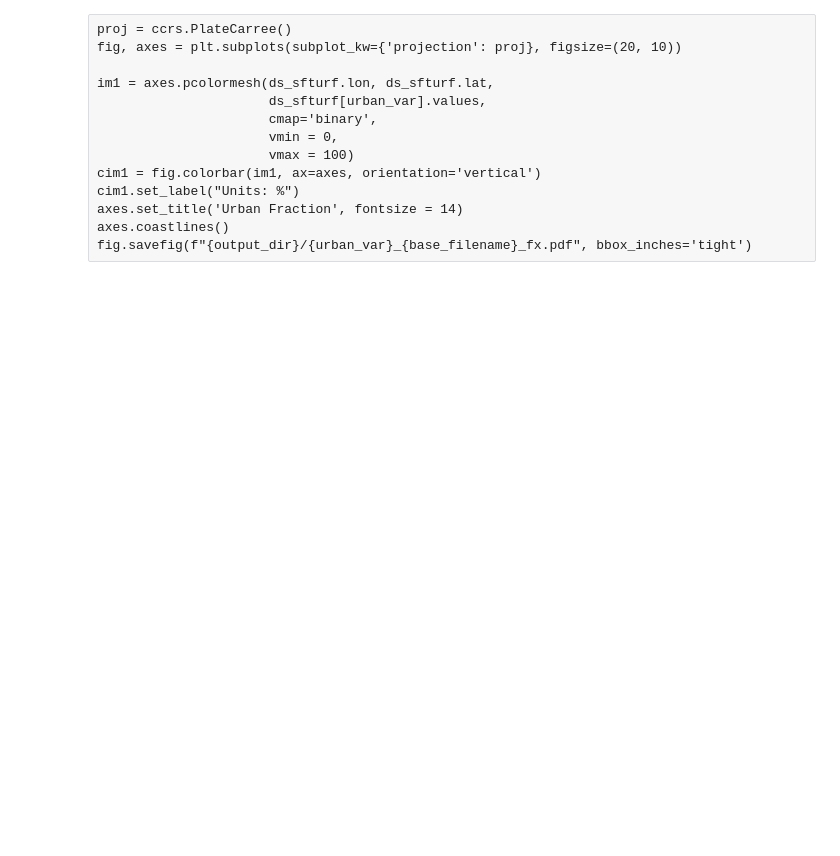
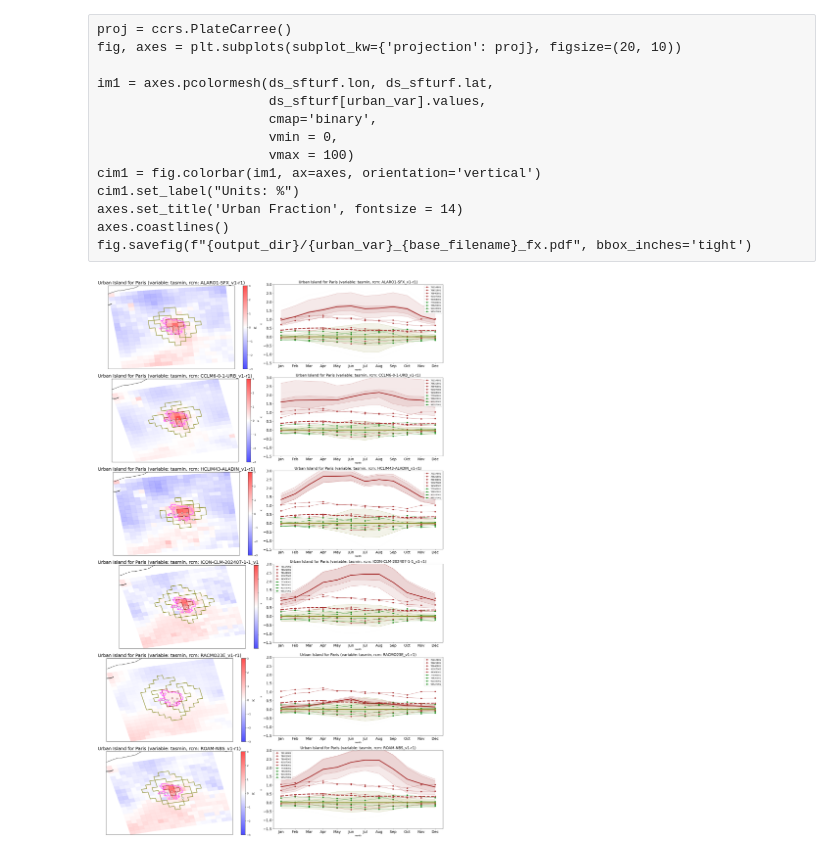
Before and after one commit to larsbuntemeyer/joint-evaluation, a Jupyter notebook: eval-book/UHI.ipynb, the cells around one changed output. Saved outputs shown, nothing was run; the diff lists cells and outputs as text; code cells hidden in the pictures; blank space fills up the shorter version.

```diff
--- a/eval-book/UHI.ipynb
+++ b/eval-book/UHI.ipynb
@@ -364,7 +375,7 @@ w2, h2 = img2.size
 new_w2 = int(w2 * h1 / h2)
 img2 = img2.resize((new_w2, h1), Image.LANCZOS)
 
-final_img = Image.new("RGB", (w1 + new_w2, h1), "white")
+final_img = Image.new("RGB", (w1 + w2, h1), "white")
 
 final_img.paste(img1, (0, 0))
 final_img.paste(img2, (w1, 0))
@@ -372,3 +383,7 @@ final_img.paste(img2, (w1, 0))
 final_img.save(
     f"{save_figure_path}/CMIP6_Paris_{variable}_{period.start}-{period.stop}.png"
 )
+# %%
+final_img
+# %% [output]
+[figure, added]
```
Also changed, not shown: parts of 11 cells of this notebook, 4 other files.
